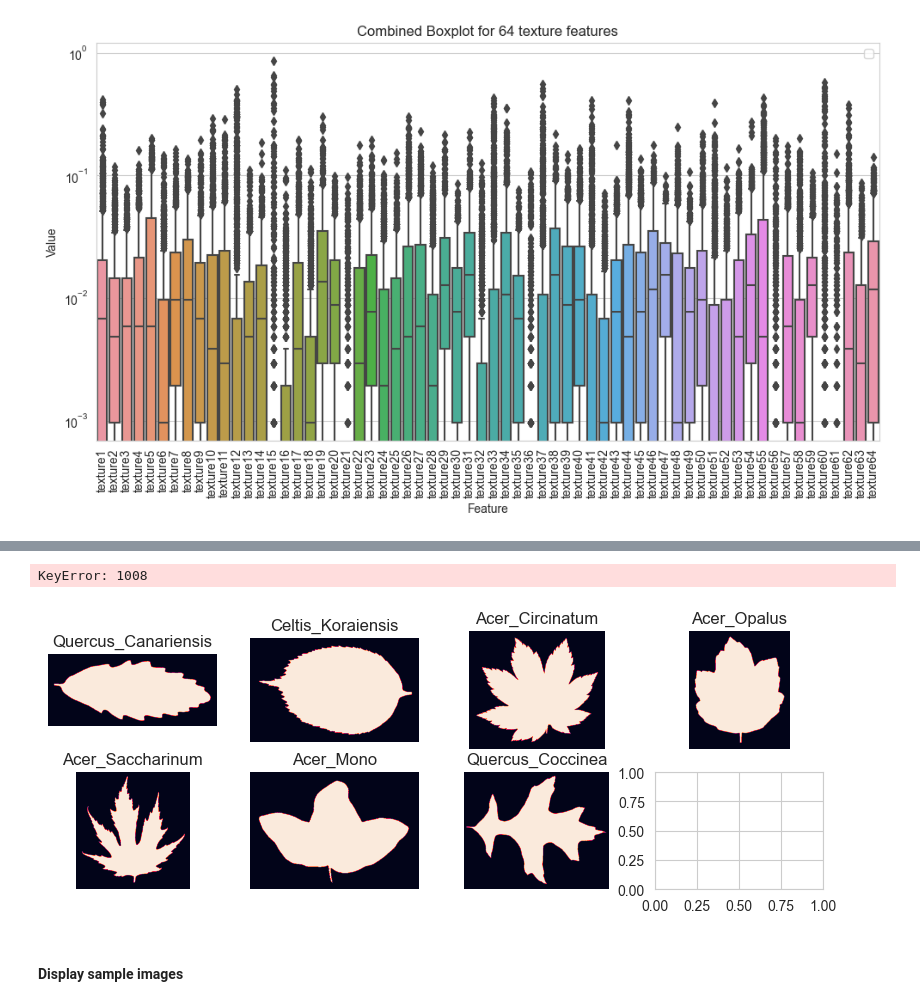
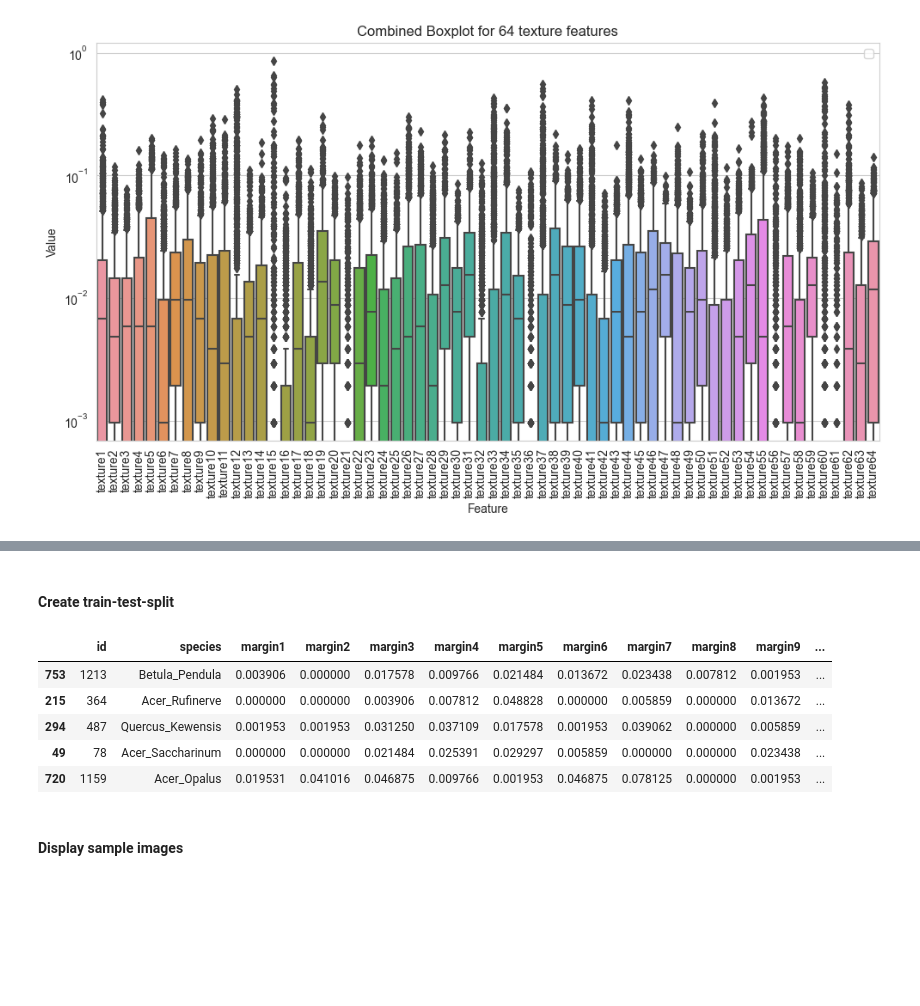
Before and after one commit to LukasDrews97/machine_learning_case_studies, a Jupyter notebook: Leaf_Classification.ipynb, the cells around one changed output, grey strips where cells are left out. Cells and saved outputs as stored; diff of their text form; code cells hidden in the pictures; blank space fills up the shorter version.

```diff
--- a/Leaf_Classification.ipynb
+++ b/Leaf_Classification.ipynb
@@ -144,5 +132,2 @@ def plot_samples_images(rows, cols, indices):
-# %%
-plot_samples_images(4, 4, list(range(16)))
-# %% [output]
-KeyError: 1008
-[figure, removed]
+# %% [markdown]
+#### Create train-test-split
@@ -148,0 +137,9 @@ KeyError: 1008
+# %%
+train.head(5)
+# %% [output]
+|  | id | species | margin1 | margin2 | margin3 | margin4 | margin5 | margin6 | margin7 | margin8 | margin9 | ... |
+| 753 | 1213 | Betula_Pendula | 0.003906 | 0.000000 | 0.017578 | 0.009766 | 0.021484 | 0.013672 | 0.023438 | 0.007812 | 0.001953 | ... |
+| 215 | 364 | Acer_Rufinerve | 0.000000 | 0.000000 | 0.003906 | 0.007812 | 0.048828 | 0.000000 | 0.005859 | 0.000000 | 0.013672 | ... |
+| 294 | 487 | Quercus_Kewensis | 0.001953 | 0.001953 | 0.031250 | 0.037109 | 0.017578 | 0.001953 | 0.039062 | 0.000000 | 0.005859 | ... |
+| 49 | 78 | Acer_Saccharinum | 0.000000 | 0.000000 | 0.021484 | 0.025391 | 0.029297 | 0.005859 | 0.000000 | 0.000000 | 0.023438 | ... |
+| 720 | 1159 | Acer_Opalus | 0.019531 | 0.041016 | 0.046875 | 0.009766 | 0.001953 | 0.046875 | 0.078125 | 0.000000 | 0.001953 | ... |
```
Also changed, not shown: parts of 14 cells of this notebook.
